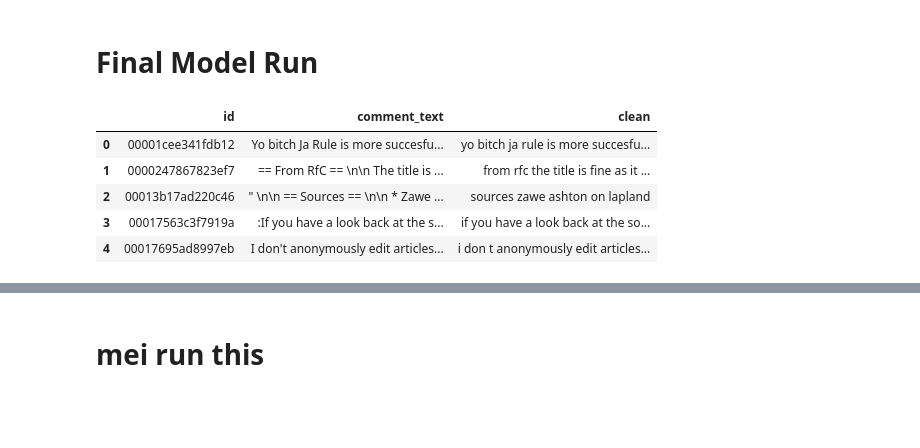
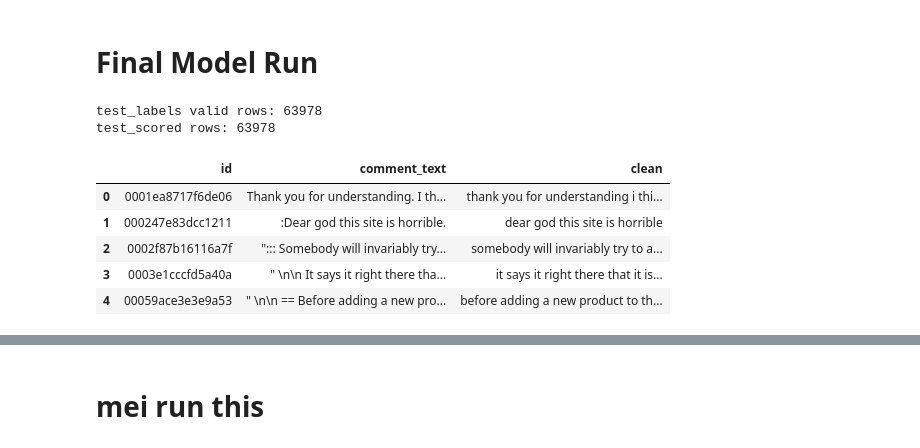
Before and after one commit to meiw02/LLM_project, a Jupyter notebook: project.ipynb, the cells around one changed output, grey strips where cells are left out. Saved outputs shown, nothing was run; the diff lists cells and outputs as text; code cells hidden in the pictures; blank space fills up the shorter version.

```diff
--- a/project.ipynb
+++ b/project.ipynb
@@ -1139,11 +1139,26 @@ Although the Macro F1 score did not show a significant improvement compared to t
 test_df = pd.read_csv('test.csv')
 test_df['clean'] = test_df['comment_text'].apply(clean_text)
 test_df.head()
+
+# Load files
+test_labels = pd.read_csv('test_labels.csv')
-# %% [output]
-|  | id | comment_text | clean |
-| 0 | 00001cee341fdb12 | Yo bitch Ja Rule is more succesfu... | yo bitch ja rule is more succesfu... |
-| 1 | 0000247867823ef7 | == From RfC == \n\n The title is ... | from rfc the title is fine as it ... |
-| 2 | 00013b17ad220c46 | " \n\n == Sources == \n\n * Zawe ... | sources zawe ashton on lapland |
-| 3 | 00017563c3f7919a | :If you have a look back at the s... | if you have a look back at the so... |
-| 4 | 00017695ad8997eb | I don't anonymously edit articles... | i don t anonymously edit articles... |
+# %%
+# Drop -1 rows from test_labels
+test_labels_valid = test_labels[test_labels['toxic'] != -1].reset_index(drop=True)
+
+# Filter test.csv to only keep matching IDs
+test_valid = test_df[test_df['id'].isin(test_labels_valid['id'])].reset_index(drop=True)
+
+print(f"test_labels valid rows: {len(test_labels_valid)}")
+print(f"test_scored rows: {len(test_valid)}")
+test_valid.head()
+# %% [output]
+test_labels valid rows: 63978
+test_scored rows: 63978
+|  | id | comment_text | clean |
+| 0 | 0001ea8717f6de06 | Thank you for understanding. I th... | thank you for understanding i thi... |
+| 1 | 000247e83dcc1211 | :Dear god this site is horrible. | dear god this site is horrible |
+| 2 | 0002f87b16116a7f | "::: Somebody will invariably try... | somebody will invariably try to a... |
+| 3 | 0003e1cccfd5a40a | " \n\n It says it right there tha... | it says it right there that it is... |
+| 4 | 00059ace3e3e9a53 | " \n\n == Before adding a new pro... | before adding a new product to th... |
 # %%
```
Also changed, not shown: parts of 17 cells of this notebook, 2 other files.
